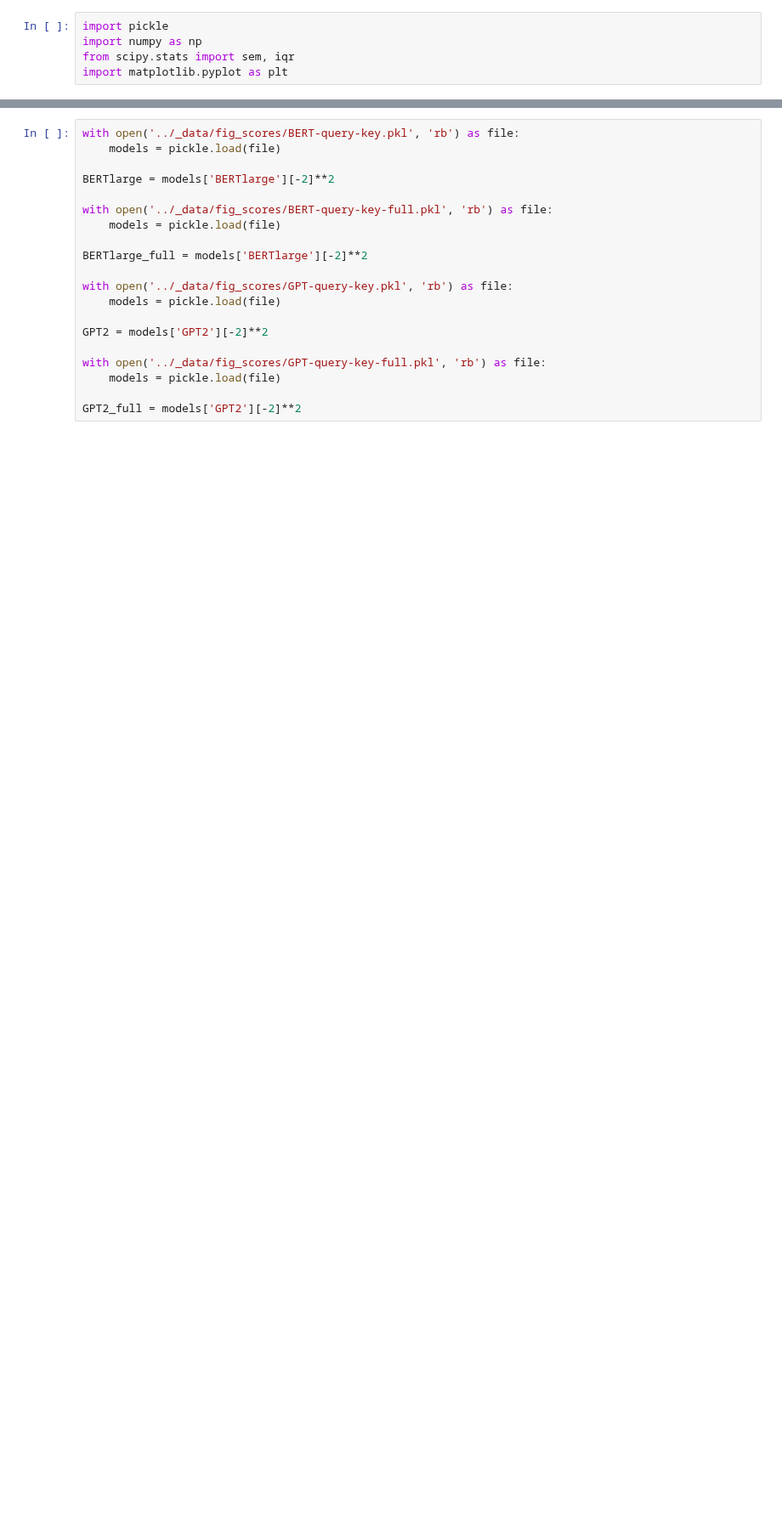
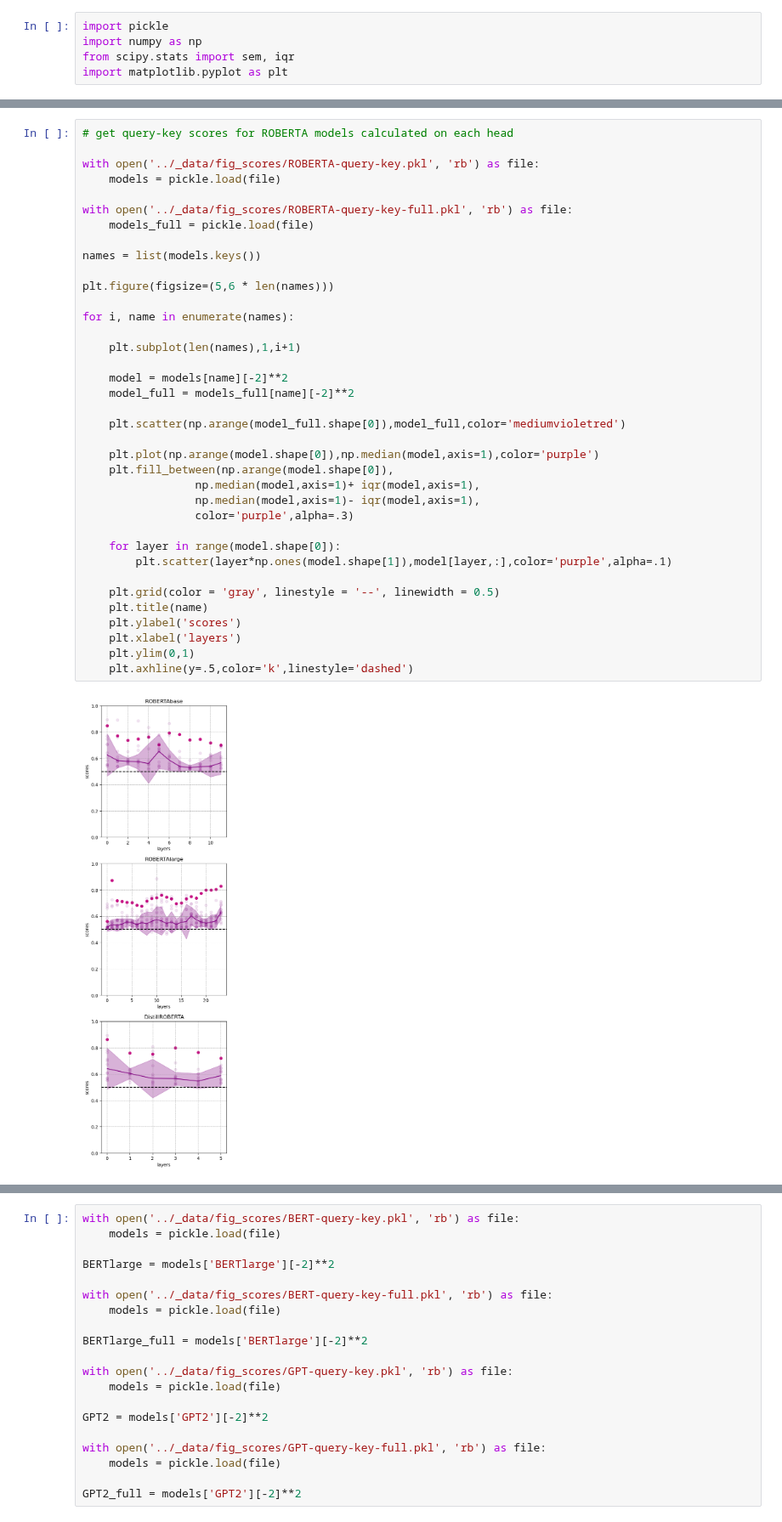
Before and after one commit to matteosaponati/attention-geometry, a Jupyter notebook: figures/BERT-GPT-scores-layers.ipynb, the cells around one changed output, grey strips where cells are left out. Shown at 85% size. Cells and saved outputs as stored; diff of their text form; blank space fills up the shorter version.

```diff
--- a/figures/BERT-GPT-scores-layers.ipynb
+++ b/figures/BERT-GPT-scores-layers.ipynb
@@ -25,0 +84,39 @@ GPT1_full = models['GPT'][-2]**2
+# %%
+# get query-key scores for ROBERTA models calculated on each head
+
+with open('../_data/fig_scores/ROBERTA-query-key.pkl', 'rb') as file:
+    models = pickle.load(file)
+
+with open('../_data/fig_scores/ROBERTA-query-key-full.pkl', 'rb') as file:
+    models_full = pickle.load(file)
+
+names = list(models.keys())
+
+plt.figure(figsize=(5,6 * len(names)))
+
+for i, name in enumerate(names):
+
+    plt.subplot(len(names),1,i+1)
+
+    model = models[name][-2]**2
+    model_full = models_full[name][-2]**2
+
+    plt.scatter(np.arange(model_full.shape[0]),model_full,color='mediumvioletred')
+
+    plt.plot(np.arange(model.shape[0]),np.median(model,axis=1),color='purple')
+    plt.fill_between(np.arange(model.shape[0]),
+                 np.median(model,axis=1)+ iqr(model,axis=1),
+                 np.median(model,axis=1)- iqr(model,axis=1),
+                 color='purple',alpha=.3)
+
+    for layer in range(model.shape[0]):
+        plt.scatter(layer*np.ones(model.shape[1]),model[layer,:],color='purple',alpha=.1)
+
+    plt.grid(color = 'gray', linestyle = '--', linewidth = 0.5)
+    plt.title(name)
+    plt.ylabel('scores')
+    plt.xlabel('layers')
+    plt.ylim(0,1)
+    plt.axhline(y=.5,color='k',linestyle='dashed')
+# %% [output]
+[figure, added]
```
Also changed, not shown: parts of 8 cells of this notebook.
